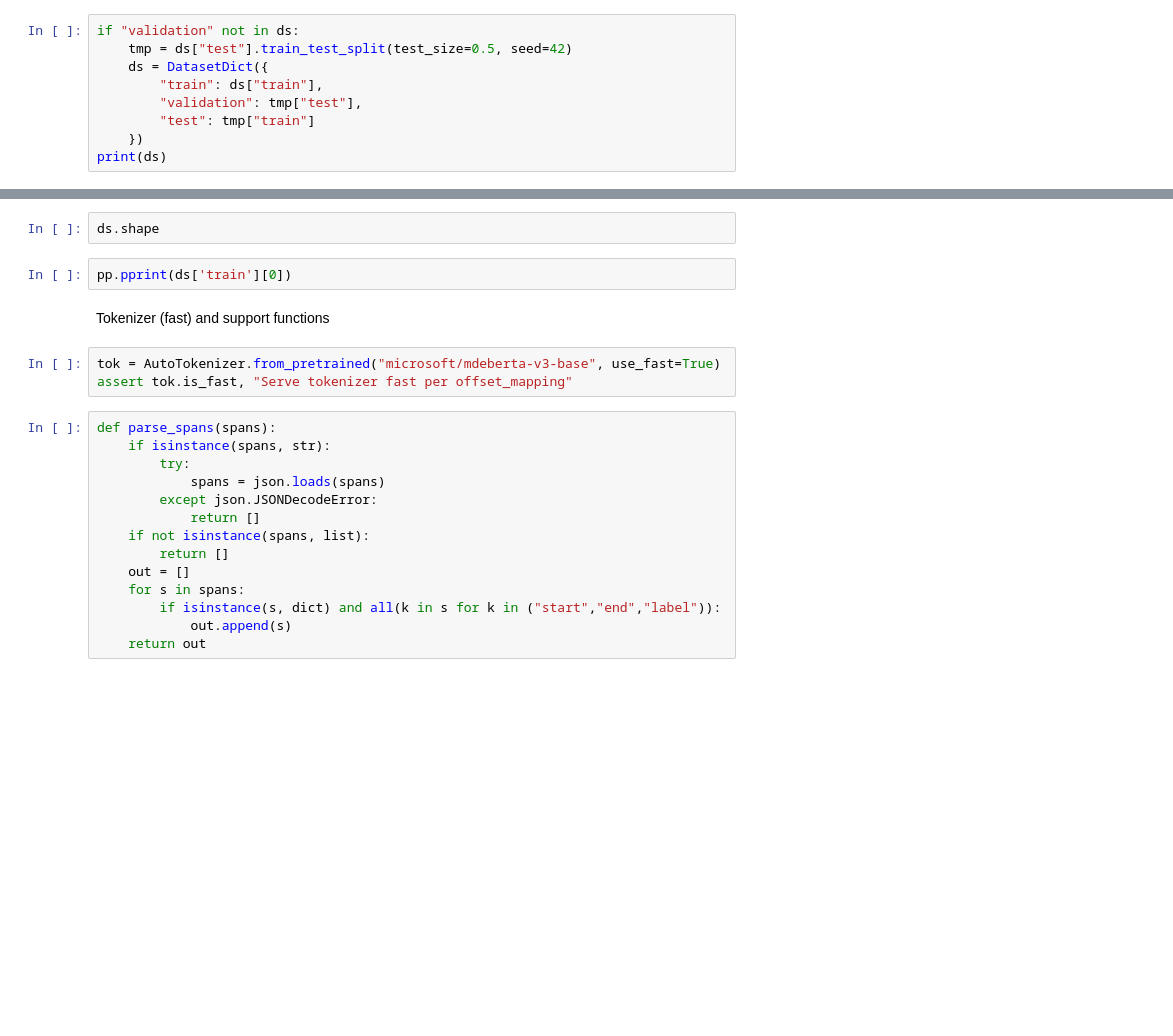
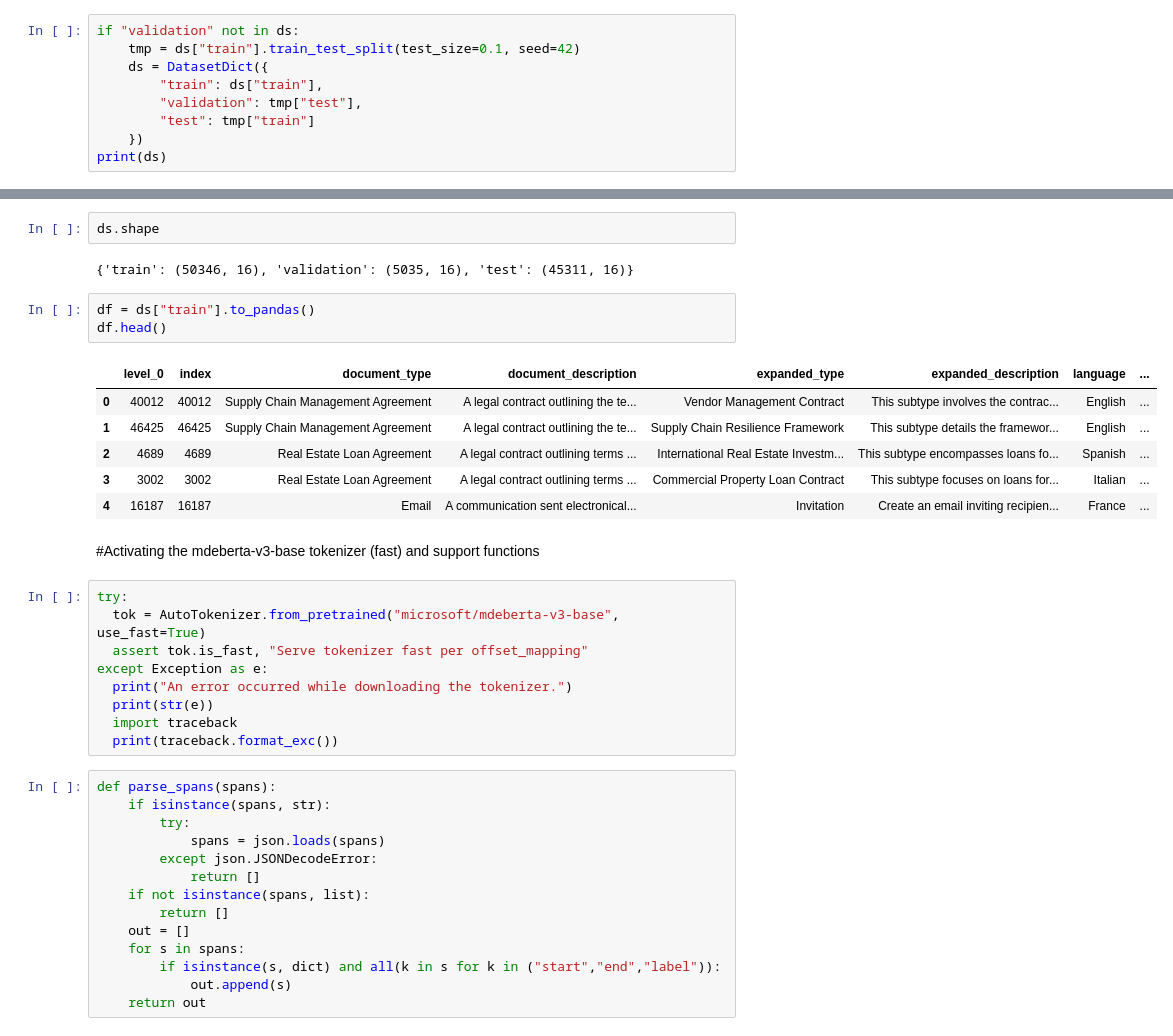
Before and after one commit to exdsgift/NerGuard, a Jupyter notebook: PII_detector.ipynb, the cells around one changed output, grey strips where cells are left out. Cells and saved outputs as stored; diff of their text form; blank space fills up the shorter version.

```diff
--- a/PII_detector.ipynb
+++ b/PII_detector.ipynb
@@ -31,6 +62,6 @@ print(ds)
 # %%
 if "validation" not in ds:
-    tmp = ds["test"].train_test_split(test_size=0.5, seed=42)
+    tmp = ds["train"].train_test_split(test_size=0.1, seed=42)
     ds = DatasetDict({
         "train": ds["train"],
         "validation": tmp["test"],
@@ -40,12 +86,28 @@ print(ds)
 # %%
 ds.shape
+# %% [output]
+{'train': (50346, 16), 'validation': (5035, 16), 'test': (45311, 16)}
-# %%
-pp.pprint(ds['train'][0])
+# %%
+df = ds["train"].to_pandas()
+df.head()
+# %% [output]
+|  | level_0 | index | document_type | document_description | expanded_type | expanded_description | language | ... |
+| 0 | 40012 | 40012 | Supply Chain Management Agreement | A legal contract outlining the te... | Vendor Management Contract | This subtype involves the contrac... | English | ... |
+| 1 | 46425 | 46425 | Supply Chain Management Agreement | A legal contract outlining the te... | Supply Chain Resilience Framework | This subtype details the framewor... | English | ... |
+| 2 | 4689 | 4689 | Real Estate Loan Agreement | A legal contract outlining terms ... | International Real Estate Investm... | This subtype encompasses loans fo... | Spanish | ... |
+| 3 | 3002 | 3002 | Real Estate Loan Agreement | A legal contract outlining terms ... | Commercial Property Loan Contract | This subtype focuses on loans for... | Italian | ... |
+| 4 | 16187 | 16187 | Email | A communication sent electronical... | Invitation | Create an email inviting recipien... | France | ... |
 # %% [markdown]
-Tokenizer (fast) and support functions
+#Activating the mdeberta-v3-base tokenizer (fast) and support functions
 # %%
-tok = AutoTokenizer.from_pretrained("microsoft/mdeberta-v3-base", use_fast=True)
-assert tok.is_fast, "Serve tokenizer fast per offset_mapping"
+try:
+  tok = AutoTokenizer.from_pretrained("microsoft/mdeberta-v3-base", use_fast=True)
+  assert tok.is_fast, "Serve tokenizer fast per offset_mapping"
+except Exception as e:
+  print("An error occurred while downloading the tokenizer.")
+  print(str(e))
+  import traceback
+  print(traceback.format_exc())
 # %%
 def parse_spans(spans):
     if isinstance(spans, str):
```
Also changed, not shown: parts of 60 cells of this notebook.
